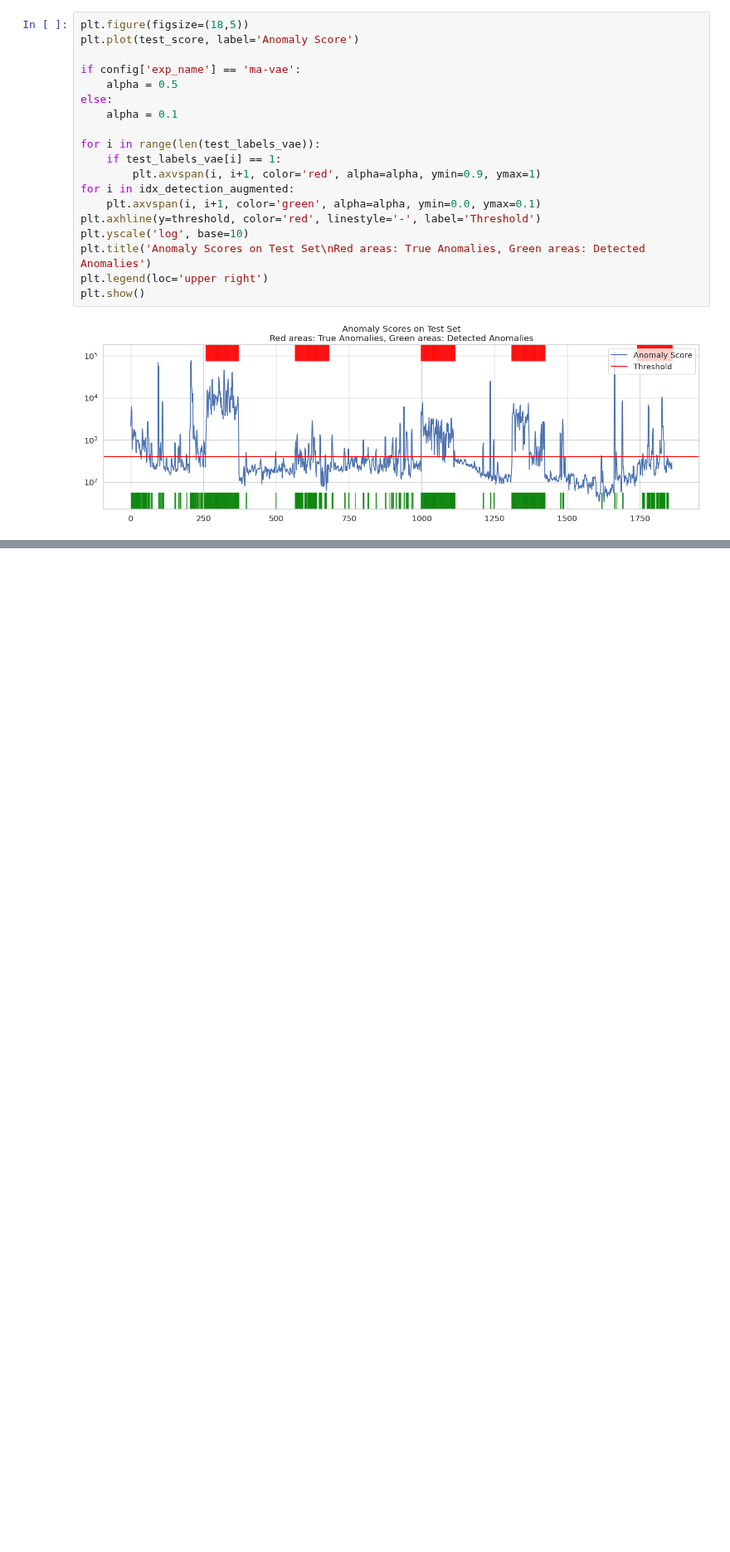
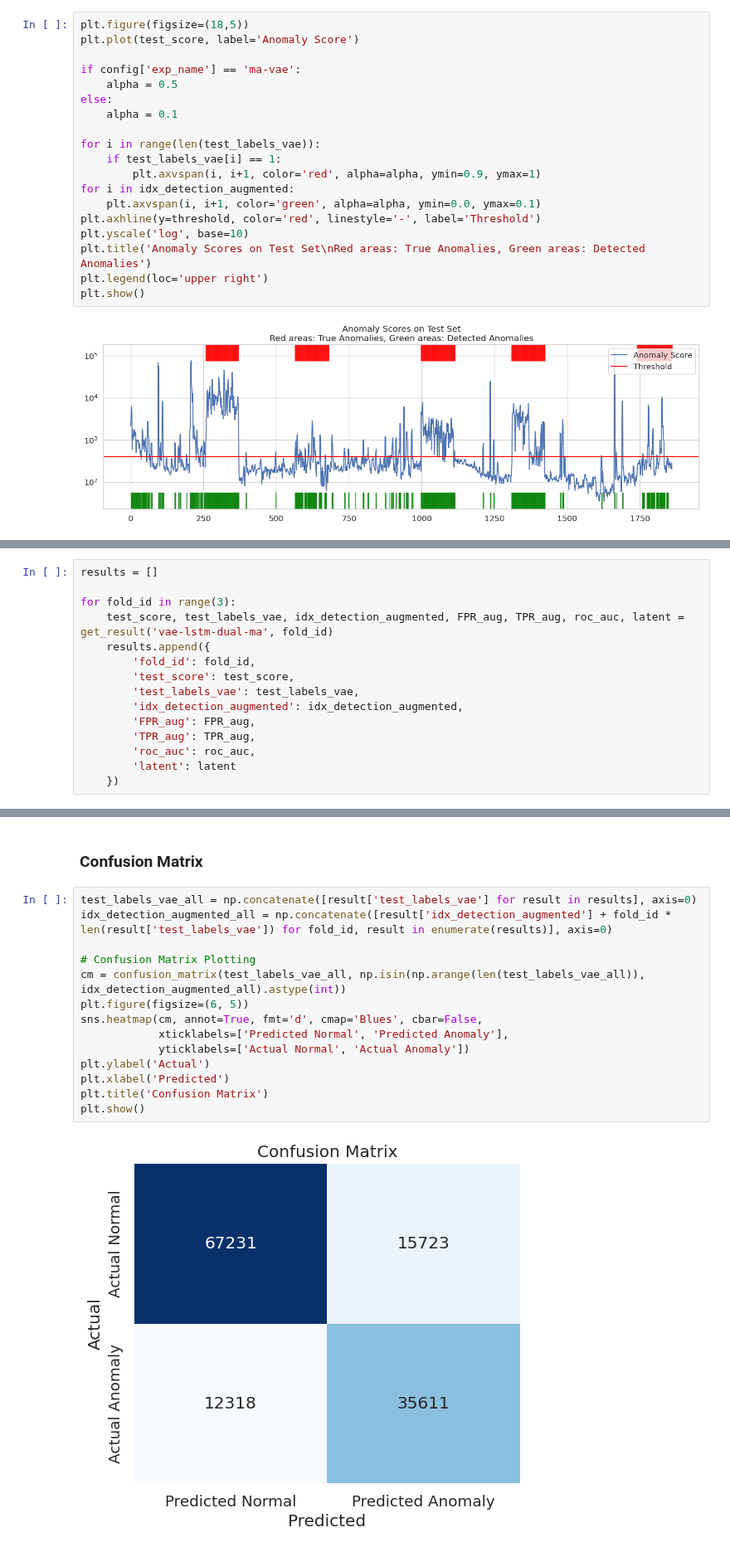
Before and after one commit to peunsu/wesad_stress_detection, a Jupyter notebook: dual-branch-vae-lstm/anomaly_detection.ipynb, the cells around one changed output, grey strips where cells are left out. Shown at 83% size. Drawn from its saved outputs; the diff is of its cells as text; blank space fills up the shorter version.

Commit message:
Update anomaly detection notebook

```diff
--- a/dual-branch-vae-lstm/anomaly_detection.ipynb
+++ b/dual-branch-vae-lstm/anomaly_detection.ipynb
@@ -1386,0 +1515,15 @@ plt.show()
+# %%
+results = []
+
+for fold_id in range(3):
+    test_score, test_labels_vae, idx_detection_augmented, FPR_aug, TPR_aug, roc_auc, latent = get_result('vae-lstm-dual-ma', fold_id)
+    results.append({
+        'fold_id': fold_id,
+        'test_score': test_score,
+        'test_labels_vae': test_labels_vae,
+        'idx_detection_augmented': idx_detection_augmented,
+        'FPR_aug': FPR_aug,
+        'TPR_aug': TPR_aug,
+        'roc_auc': roc_auc,
+        'latent': latent
+    })
@@ -1386,0 +1573,18 @@ plt.show()
+# %% [markdown]
+### Confusion Matrix
+# %%
+test_labels_vae_all = np.concatenate([result['test_labels_vae'] for result in results], axis=0)
+idx_detection_augmented_all = np.concatenate([result['idx_detection_augmented'] + fold_id * len(result['test_labels_vae']) for fold_id, result in enumerate(results)], axis=0)
+
+# Confusion Matrix Plotting
+cm = confusion_matrix(test_labels_vae_all, np.isin(np.arange(len(test_labels_vae_all)), idx_detection_augmented_all).astype(int))
+plt.figure(figsize=(6, 5))
+sns.heatmap(cm, annot=True, fmt='d', cmap='Blues', cbar=False,
+            xticklabels=['Predicted Normal', 'Predicted Anomaly'],
+            yticklabels=['Actual Normal', 'Actual Anomaly'])
+plt.ylabel('Actual')
+plt.xlabel('Predicted')
+plt.title('Confusion Matrix')
+plt.show()
+# %% [output]
+[figure, added]
```
Also changed, not shown: parts of 14 cells of this notebook, 1 other file.
